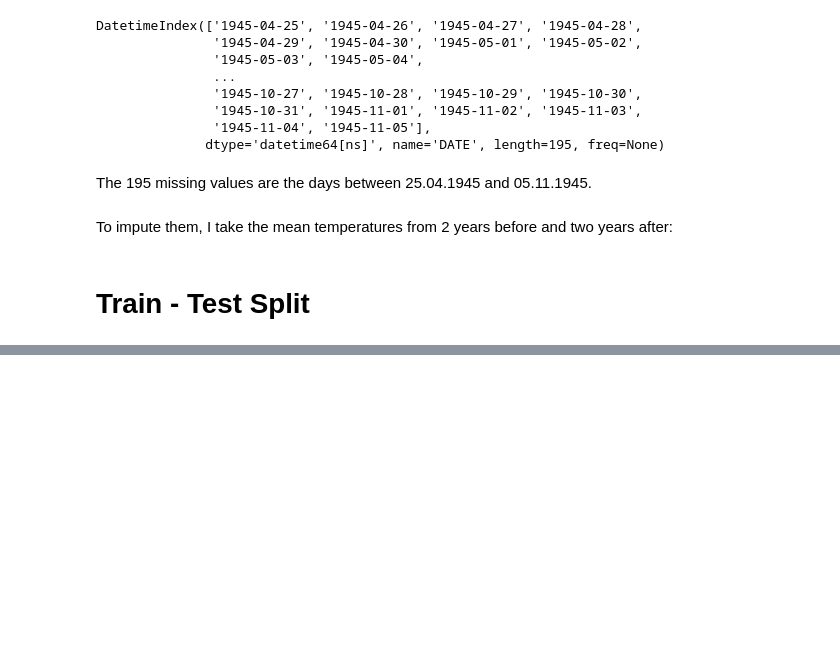
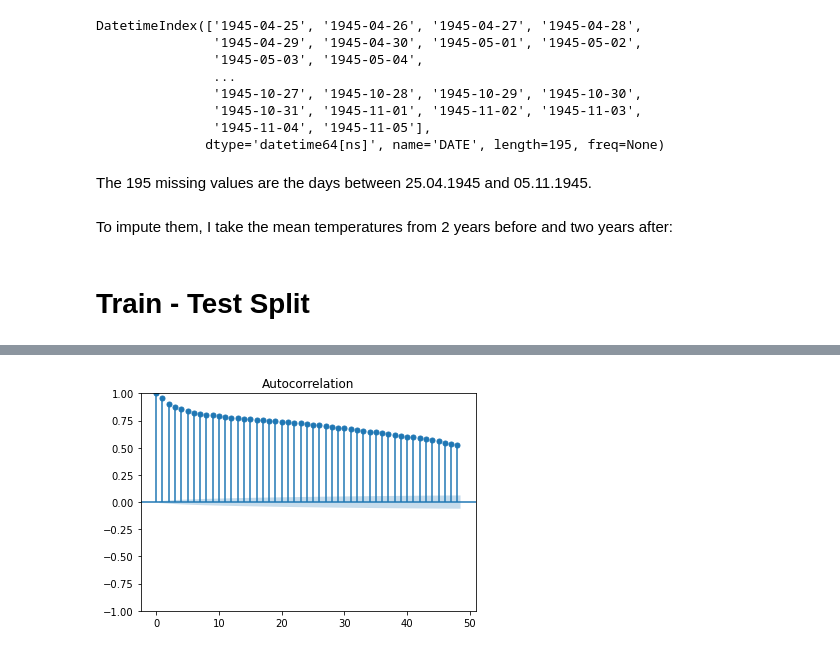
Before and after one commit to MariaDragoumi/Spiced_projects, a Jupyter notebook: 07_Temperature_prediction/temperature_prediction_ARIMA.ipynb, the cells around one changed output, grey strips where cells are left out. Cells and saved outputs as stored; diff of their text form; code cells hidden in the pictures; blank space fills up the shorter version.

```diff
--- a/07_Temperature_prediction/temperature_prediction_ARIMA.ipynb
+++ b/07_Temperature_prediction/temperature_prediction_ARIMA.ipynb
@@ -502,0 +134,4 @@ df_train
+# %%
+plot_acf(df_train['T']);
+# %% [output]
+[figure, added]
```
Also changed, not shown: parts of 68 cells of this notebook, 1 other file.
